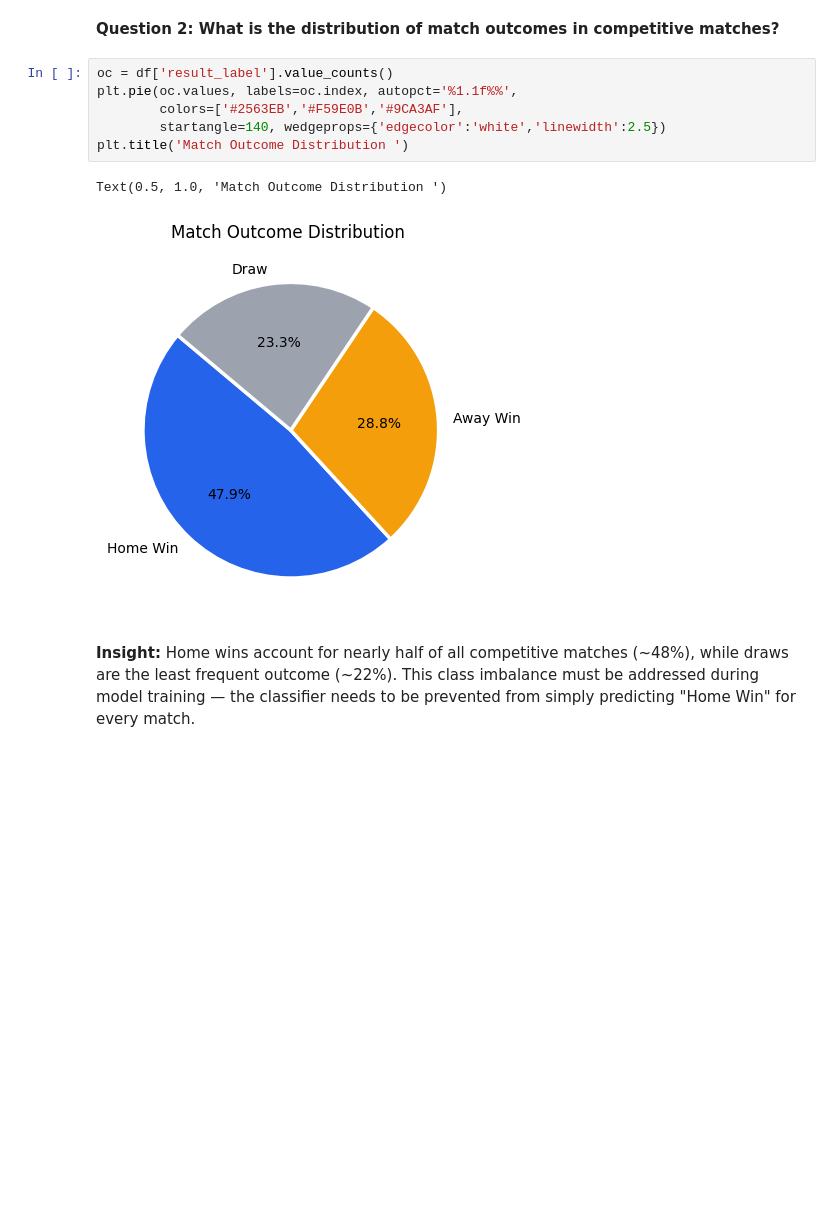
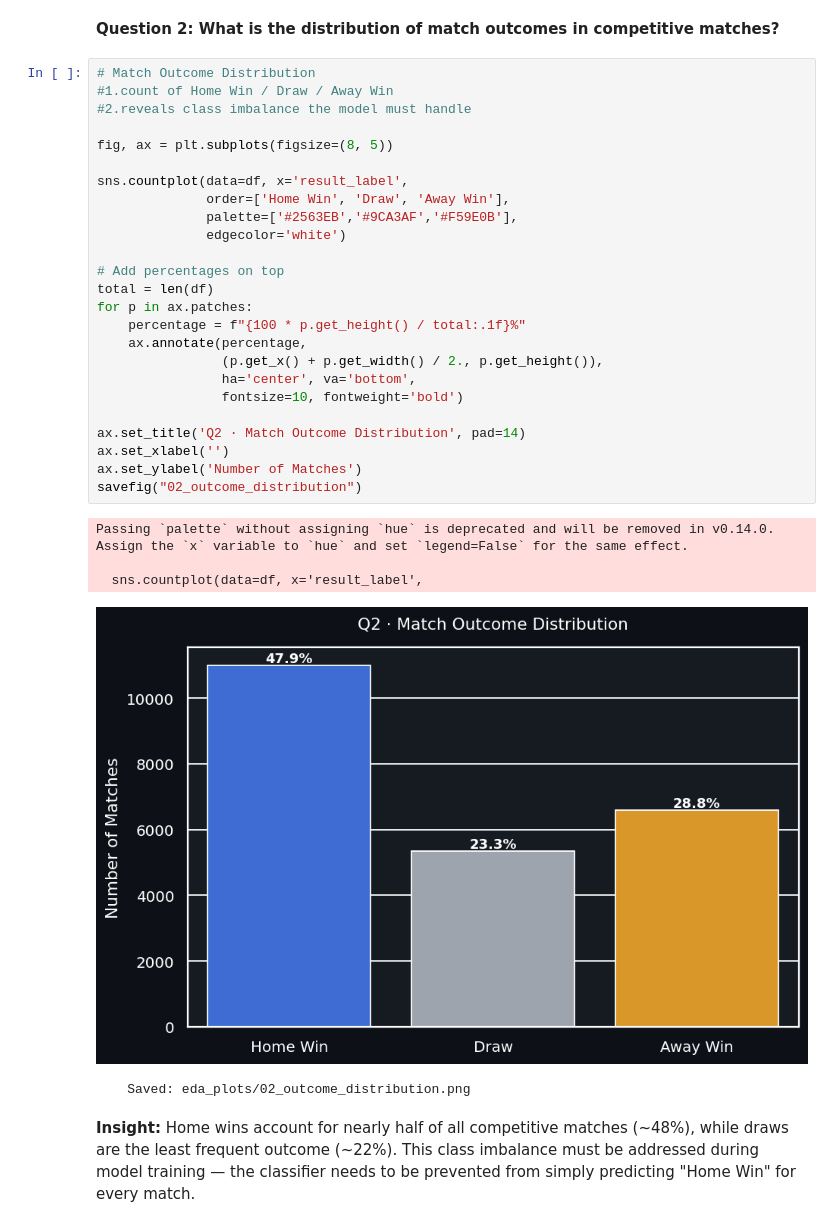
Before and after one commit to EngMohamed-op/supervised-and-unsupervised-project, a Jupyter notebook: WorldCup2026Prediction.ipynb, the cells around one changed output. Cells and saved outputs as stored; diff of their text form; blank space fills up the shorter version.

```diff
--- a/WorldCup2026Prediction.ipynb
+++ b/WorldCup2026Prediction.ipynb
@@ -706,15 +863,37 @@ plt.legend()
 **Insight:** Elo ratings follow a right-skewed distribution — most teams cluster around a moderate rating, while a small elite group sits significantly higher. This confirms that our Elo engine produces a realistic and meaningful separation between weak, average, and elite international teams.
 # %% [markdown]
 **Question 2: What is the distribution of match outcomes in competitive matches?**
-# %%
-oc = df['result_label'].value_counts()
-plt.pie(oc.values, labels=oc.index, autopct='%1.1f%%',
-        colors=['#2563EB','#F59E0B','#9CA3AF'],
-        startangle=140, wedgeprops={'edgecolor':'white','linewidth':2.5})
-plt.title('Match Outcome Distribution ')
-# %% [output]
-Text(0.5, 1.0, 'Match Outcome Distribution ')
-[figure, removed]
+# %%
+# Match Outcome Distribution
+#1.count of Home Win / Draw / Away Win
+#2.reveals class imbalance the model must handle
+
+fig, ax = plt.subplots(figsize=(8, 5))
+
+sns.countplot(data=df, x='result_label',
+              order=['Home Win', 'Draw', 'Away Win'],
+              palette=['#2563EB','#9CA3AF','#F59E0B'],
+              edgecolor='white')
+
+# Add percentages on top
+total = len(df)
+for p in ax.patches:
+    percentage = f"{100 * p.get_height() / total:.1f}%"
+    ax.annotate(percentage,
+                (p.get_x() + p.get_width() / 2., p.get_height()),
+                ha='center', va='bottom',
+                fontsize=10, fontweight='bold')
+
+ax.set_title('Q2 · Match Outcome Distribution', pad=14)
+ax.set_xlabel('')
+ax.set_ylabel('Number of Matches')
+savefig("02_outcome_distribution")
+# %% [output]
+Passing `palette` without assigning `hue` is deprecated and will be removed in v0.14.0. Assign the `x` variable to `hue` and set `legend=False` for the same effect.
+
+  sns.countplot(data=df, x='result_label',
+[figure, added]
+    Saved: eda_plots/02_outcome_distribution.png
 # %% [markdown]
 **Insight:** Home wins account for nearly half of all competitive matches (~48%), while draws are the least frequent outcome (~22%). This class imbalance must be addressed during model training — the classifier needs to be prevented from simply predicting "Home Win" for every match.
 # %% [markdown]
```
Also changed, not shown: parts of 46 cells of this notebook.
